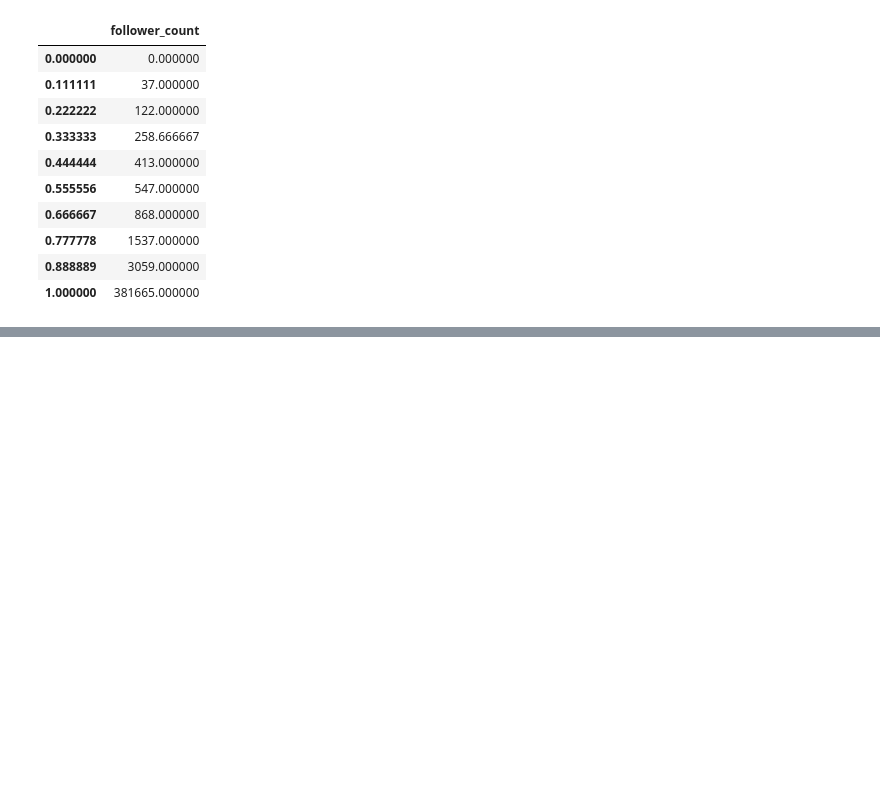
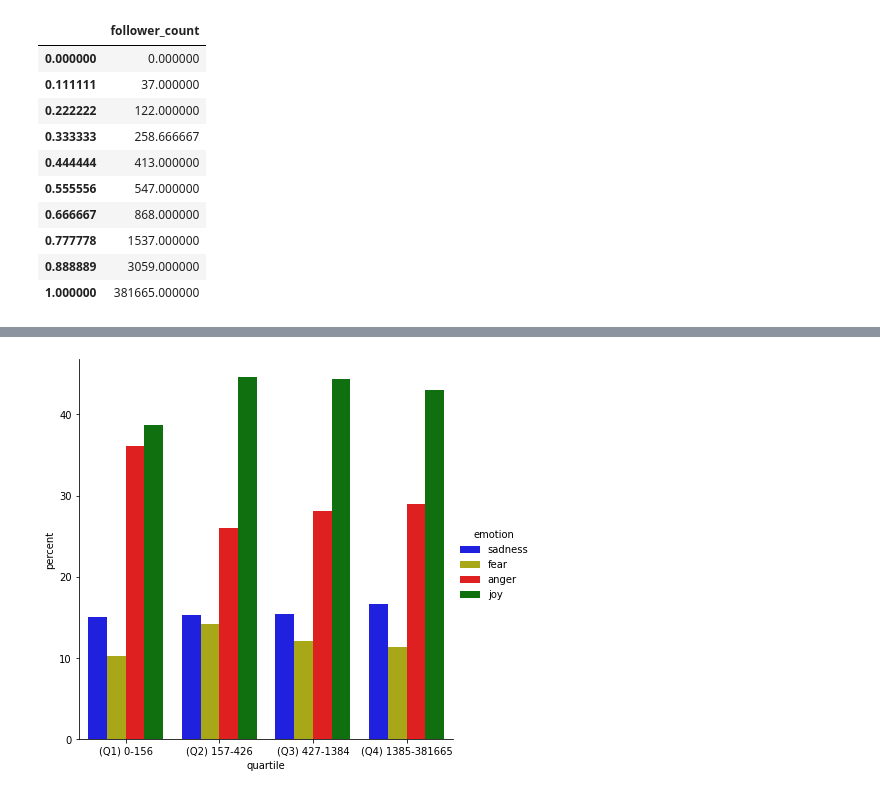
Before and after one commit to paolofesta/prove, a Jupyter notebook: TESI.ipynb, the cells around one changed output, grey strips where cells are left out. Saved outputs shown, nothing was run; the diff lists cells and outputs as text; code cells hidden in the pictures; blank space fills up the shorter version.

```diff
--- a/TESI.ipynb
+++ b/TESI.ipynb
@@ -630,0 +661,4 @@ print()
+# %%
+z={'percent':[(242/1612)*100,(164/1612)*100,(583/1612)*100,(623/1612)*100,(249/1629)*100,(230/1629)*100,(424/1629)*100,(726/1629)*100,(247/1601)*100,(193/1601)*100,(450/1601)*100,(711/1601)*100,(266/1601)*100,(182/1601)*100,(464/1601)*100,(689/1601)*100],'emotion':['sadness','fear','anger','joy','sadness','fear','anger','joy','sadness','fear','anger','joy','sadness','fear','anger','joy'],'quartile':['(Q1) 0-156','(Q1) 0-156','(Q1) 0-156','(Q1) 0-156','(Q2) 157-426','(Q2) 157-426','(Q2) 157-426','(Q2) 157-426','(Q3) 427-1384','(Q3) 427-1384','(Q3) 427-1384','(Q3) 427-1384','(Q4) 1385-381665','(Q4) 1385-381665','(Q4) 1385-381665','(Q4) 1385-381665']}
+df1=pd.DataFrame(data=z)
+df1
@@ -630,0 +683,6 @@ print()
+# %%
+sns.catplot(data=df1,x='quartile',y='percent',hue='emotion',kind='bar', dodge=True,palette=["b","y","r","g"],height=6)
+plt.title('')
+print()
+# %% [output]
+[figure, added]
```
Also changed, not shown: parts of 7 cells of this notebook.
